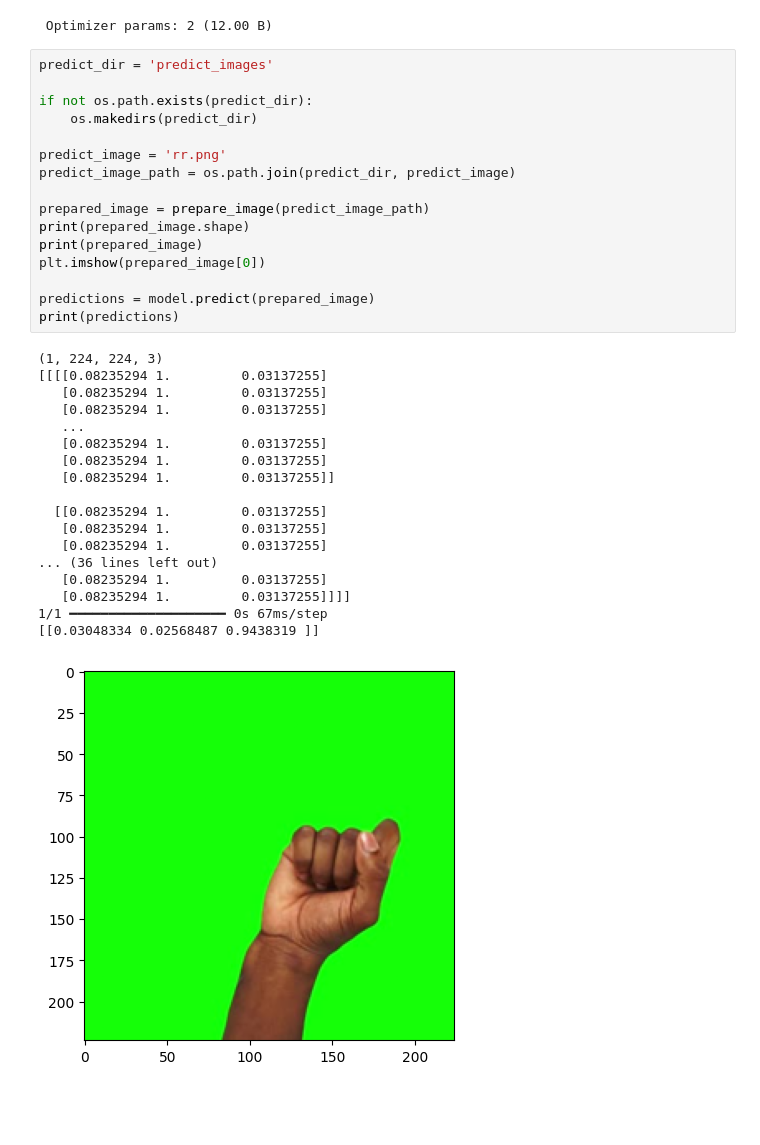
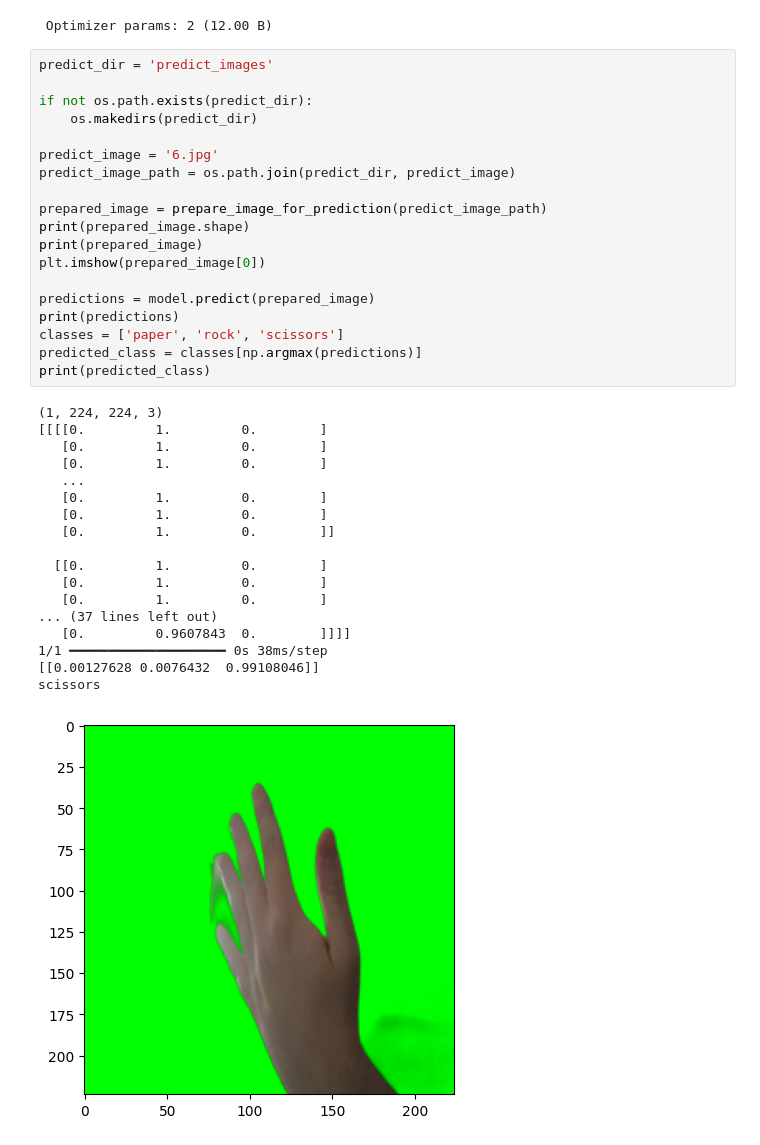
Before and after one commit to szymian-dev/rps-ai-model, a Jupyter notebook: predictions.ipynb, the cells around one changed output. Saved outputs shown, nothing was run; the diff lists cells and outputs as text; blank space fills up the shorter version.

```diff
--- a/predictions.ipynb
+++ b/predictions.ipynb
@@ -54,35 +54,38 @@ Model: "sequential"
 # %%
 predict_dir = 'predict_images'
 
 if not os.path.exists(predict_dir):
     os.makedirs(predict_dir)
 
-predict_image = 'rr.png'
+predict_image = '6.jpg'
 predict_image_path = os.path.join(predict_dir, predict_image)
 
-prepared_image = prepare_image(predict_image_path)
+prepared_image = prepare_image_for_prediction(predict_image_path)
 print(prepared_image.shape)
 print(prepared_image)
 plt.imshow(prepared_image[0])
 
 predictions = model.predict(prepared_image)
 print(predictions)
+classes = ['paper', 'rock', 'scissors']
+predicted_class = classes[np.argmax(predictions)]
+print(predicted_class)
 # %% [output]
 (1, 224, 224, 3)
-[[[[0.08235294 1.         0.03137255]
-   [0.08235294 1.         0.03137255]
-   [0.08235294 1.         0.03137255]
+[[[[0.         1.         0.        ]
+   [0.         1.         0.        ]
+   [0.         1.         0.        ]
    ...
-   [0.08235294 1.         0.03137255]
-   [0.08235294 1.         0.03137255]
-   [0.08235294 1.         0.03137255]]
+   [0.         1.         0.        ]
+   [0.         1.         0.        ]
+   [0.         1.         0.        ]]
 
-  [[0.08235294 1.         0.03137255]
-   [0.08235294 1.         0.03137255]
-   [0.08235294 1.         0.03137255]
-... (36 lines left out)
-   [0.08235294 1.         0.03137255]
-   [0.08235294 1.         0.03137255]]]]
-1/1 ━━━━━━━━━━━━━━━━━━━━ 0s 67ms/step
-[[0.03048334 0.02568487 0.9438319 ]]
+  [[0.         1.         0.        ]
+   [0.         1.         0.        ]
+   [0.         1.         0.        ]
+... (37 lines left out)
+   [0.         0.9607843  0.        ]]]]
+1/1 ━━━━━━━━━━━━━━━━━━━━ 0s 38ms/step
+[[0.00127628 0.0076432  0.99108046]]
+scissors
-[figure, old version]
+[figure, new version]
```
Also changed, not shown: 16 other files.
